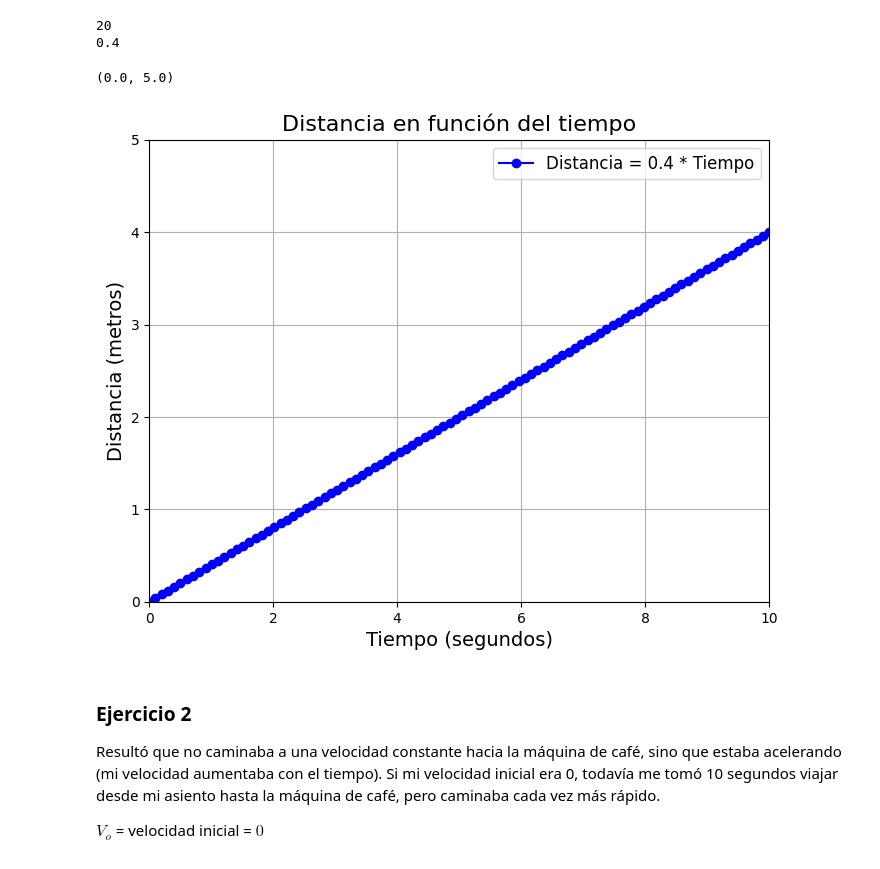
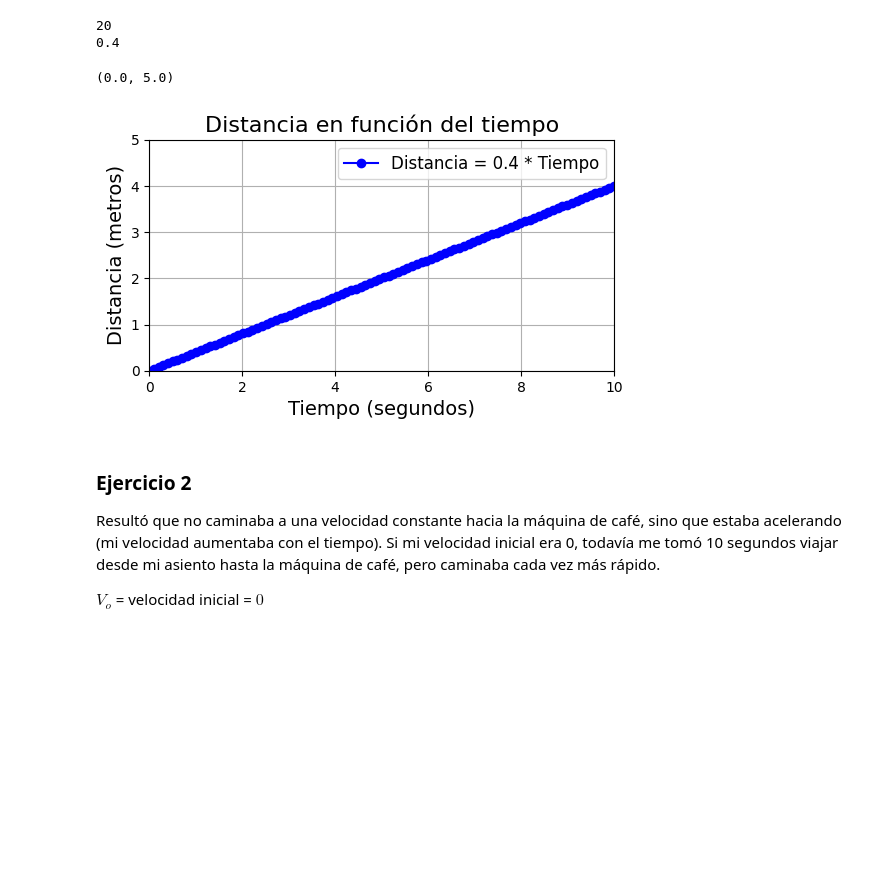
Before and after one commit to 4GeeksAcademy/1-PILAR-CALC-ALG, a Jupyter notebook: notebook/problems.es.ipynb, the cells around one changed output. Cells and saved outputs as stored; diff of their text form; code cells hidden in the pictures; blank space fills up the shorter version.

```diff
--- a/notebook/problems.es.ipynb
+++ b/notebook/problems.es.ipynb
@@ -70,36 +70,36 @@ velocidad_constante = 0.4  # Usar el punto decimal en lugar de la coma
 # Definir la función de distancia lineal
 def distancia_lineal(t, v):
     return v * t
 
 # Ahora vamos a fijar un rango de tiempo de 0 a 10 segundos
-tiempo = np.linspace(0, 10, 100)  # Corregir np.linespace a np.linspace
+tiempo = np.linspace(0, 10,100)
 
 # Importante calcular la distancia en cada punto del tiempo
 distancia = distancia_lineal(tiempo, velocidad_constante)
 
 # Hacemos un gráfico
-plt.figure(figsize=(8, 6))
+plt.figure(figsize=(6, 3))
 plt.plot(tiempo, distancia, label=f'Distancia = {velocidad_constante} * Tiempo', color='b', marker='o')
 
 # Etiquetas de los ejes
 plt.xlabel('Tiempo (segundos)', fontsize=14)
 plt.ylabel('Distancia (metros)', fontsize=14)
 
 # Título del gráfico
 plt.title('Distancia en función del tiempo', fontsize=16)
 
 # Mostrar la leyenda
 plt.legend(fontsize=12)
 
 # Mostrar la cuadrícula
 plt.grid(True)
 
 # Ajustar los límites de los ejes
 plt.xlim(0, 10)
 plt.ylim(0, max(distancia) + 1)
 # %% [output]
 (0.0, 5.0)
-[figure, old version]
+[figure, new version]
 # %%
 # Crea un DataFrame
 # %% [markdown]
```
Also changed, not shown: parts of 11 cells of this notebook.
